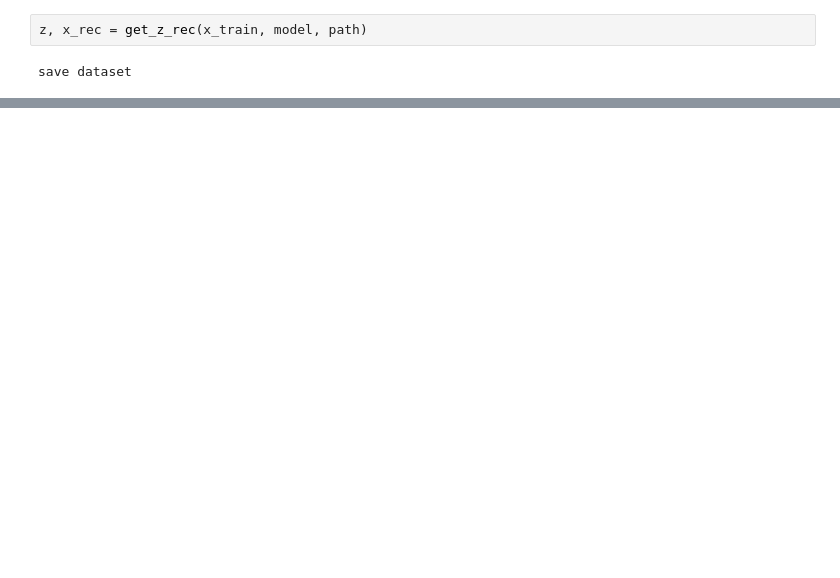
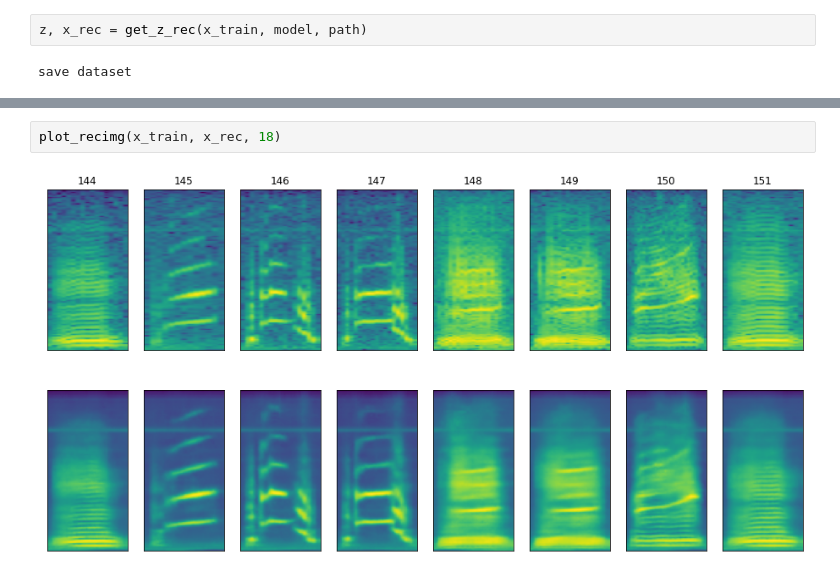
Before and after one commit to yebiny/Songbird-clusturing, a Jupyter notebook: 3-Train/2-evaluate.ipynb, the cells around one changed output, grey strips where cells are left out. Saved outputs shown, nothing was run; the diff lists cells and outputs as text; blank space fills up the shorter version.

```diff
--- a/3-Train/2-evaluate.ipynb
+++ b/3-Train/2-evaluate.ipynb
@@ -36,0 +41,4 @@ plot_recimg(x_train, x_rec, 2)
+# %%
+plot_recimg(x_train, x_rec, 18)
+# %% [output]
+[figure, added]
```
Also changed, not shown: parts of 4 cells of this notebook, 3 other files.
